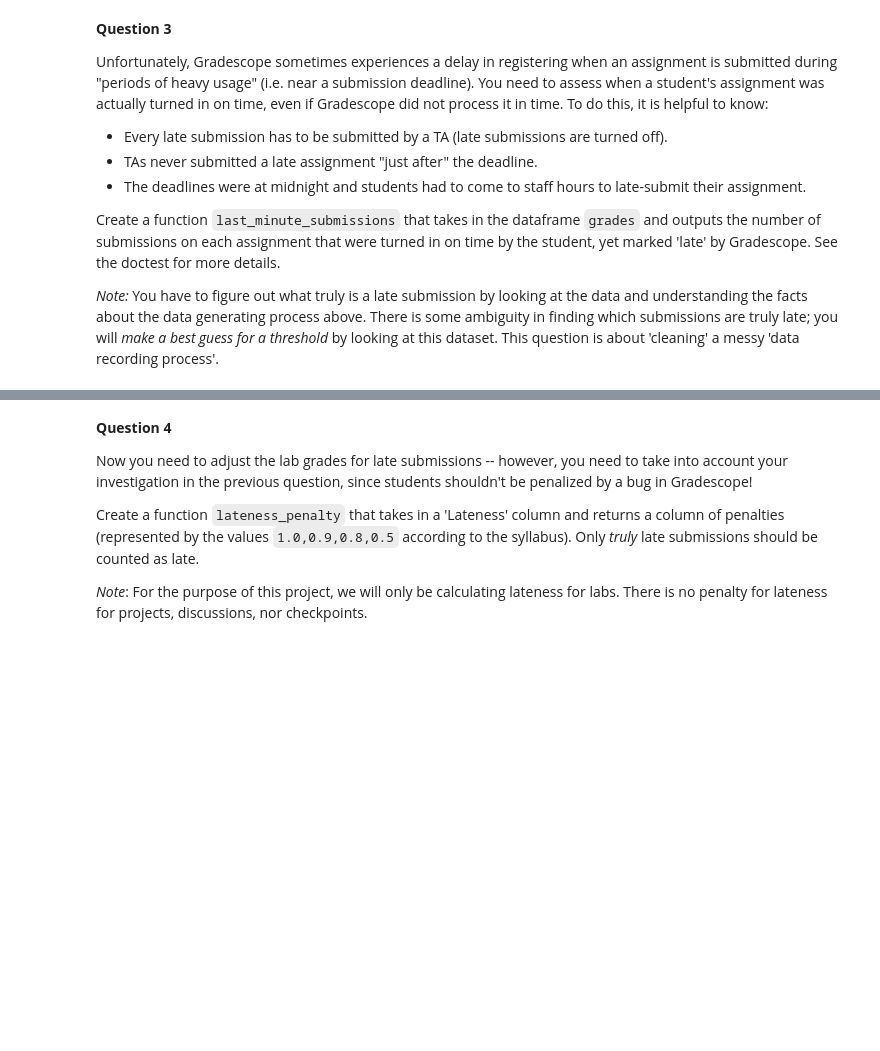
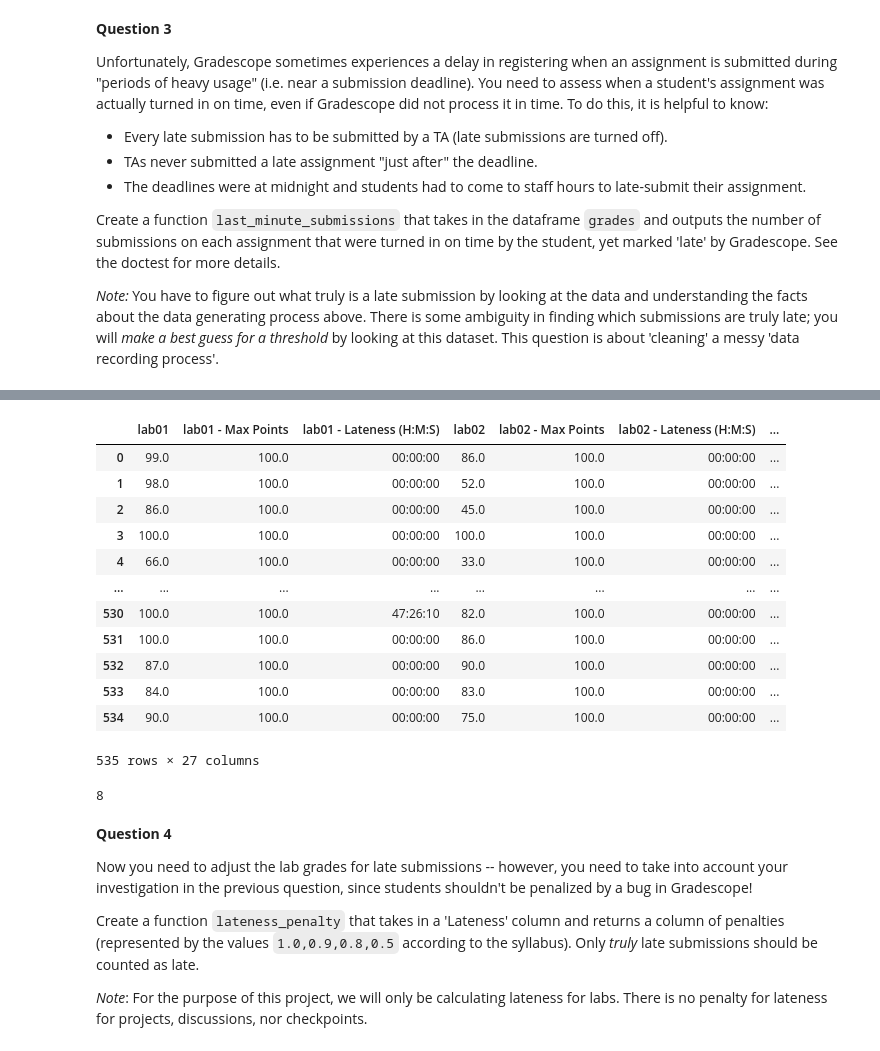
Before and after one commit to vinaybhupathiraju18/dsc80-sp20, a Jupyter notebook: projects/project01/project01.ipynb, the cells around one changed output, grey strips where cells are left out. Drawn from its saved outputs; the diff is of its cells as text; code cells hidden in the pictures; blank space fills up the shorter version.

```diff
--- a/projects/project01/project01.ipynb
+++ b/projects/project01/project01.ipynb
@@ -152,0 +287,7 @@ Create a function `last_minute_submissions` that takes in the dataframe `grades`
+# %%
+def all_lab_detail(df):
+    cols = df.columns
+    lab_cols = [x for x in cols if 'lab' in x]
+    for i in lab_cols:
+        df[i] = df[i].fillna(0)
+    return df[lab_cols]
@@ -152,0 +304,17 @@ Create a function `last_minute_submissions` that takes in the dataframe `grades`
+# %%
+all_labs = all_lab_detail(grades)
+all_labs
+# %% [output]
+|  | lab01 | lab01 - Max Points | lab01 - Lateness (H:M:S) | lab02 | lab02 - Max Points | lab02 - Lateness (H:M:S) | ... |
+| 0 | 99.0 | 100.0 | 00:00:00 | 86.0 | 100.0 | 00:00:00 | ... |
+| 1 | 98.0 | 100.0 | 00:00:00 | 52.0 | 100.0 | 00:00:00 | ... |
+| 2 | 86.0 | 100.0 | 00:00:00 | 45.0 | 100.0 | 00:00:00 | ... |
+| 3 | 100.0 | 100.0 | 00:00:00 | 100.0 | 100.0 | 00:00:00 | ... |
+| 4 | 66.0 | 100.0 | 00:00:00 | 33.0 | 100.0 | 00:00:00 | ... |
+| ... | ... | ... | ... | ... | ... | ... | ... |
+| 530 | 100.0 | 100.0 | 47:26:10 | 82.0 | 100.0 | 00:00:00 | ... |
+| 531 | 100.0 | 100.0 | 00:00:00 | 86.0 | 100.0 | 00:00:00 | ... |
+| 532 | 87.0 | 100.0 | 00:00:00 | 90.0 | 100.0 | 00:00:00 | ... |
+| 533 | 84.0 | 100.0 | 00:00:00 | 83.0 | 100.0 | 00:00:00 | ... |
+| 534 | 90.0 | 100.0 | 00:00:00 | 75.0 | 100.0 | 00:00:00 | ... |
+535 rows × 27 columns
@@ -153,3 +367,12 @@ Create a function `last_minute_submissions` that takes in the dataframe `grades`
+# %%
+grades_fp = os.path.join('data', 'grades.csv')
+grades = pd.read_csv(grades_fp)
+out = last_minute_submissions(grades)
+#isinstance(out, pd.Series)
+#np.all(out.index == ['lab0%d' % d for d in range(1,10)])
+(out > 0).sum()
+# %% [output]
+8
 # %% [markdown]
 **Question 4**
 
```
Also changed, not shown: parts of 18 cells of this notebook, 5 other files.
